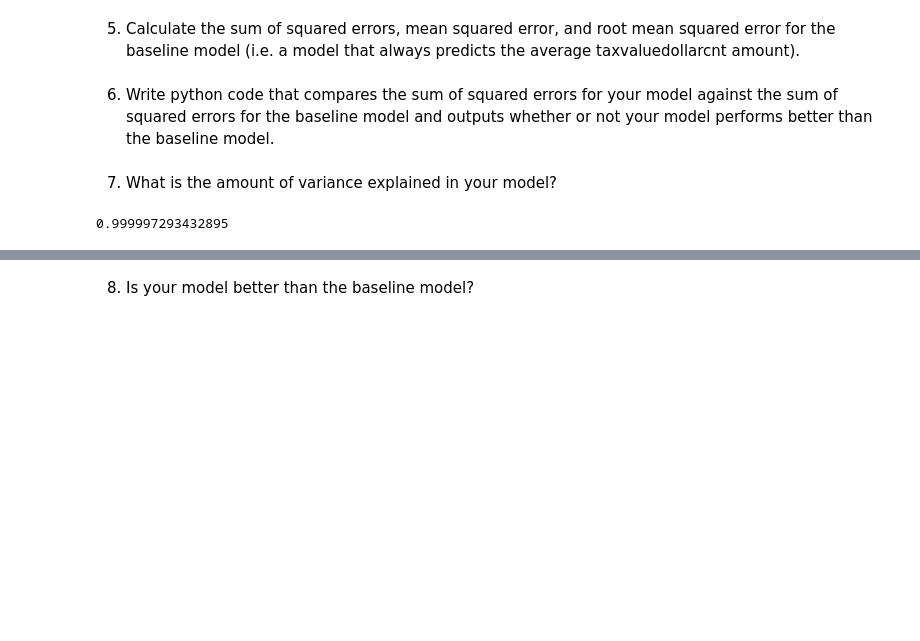
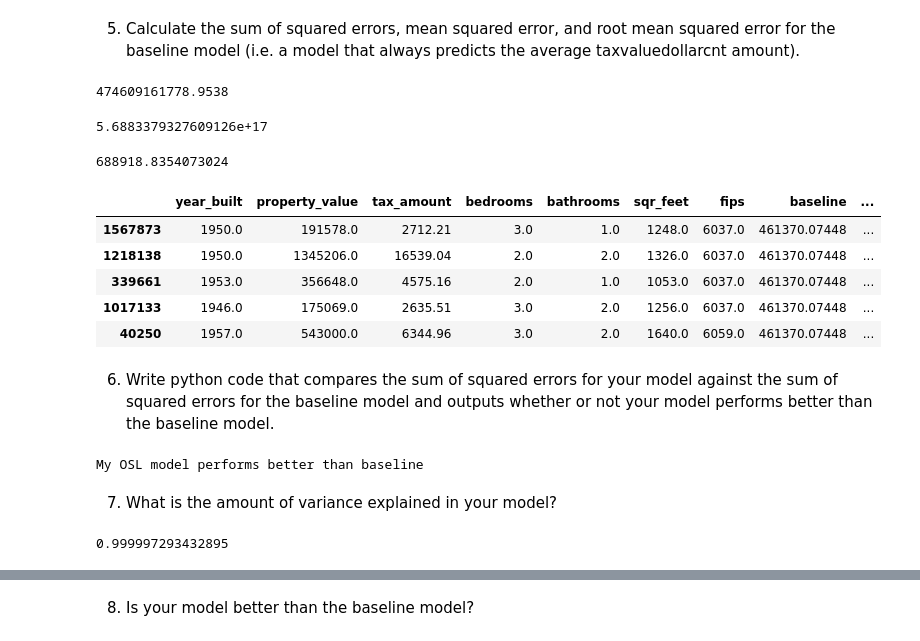
Before and after one commit to EstebanHernandez0/regression, a Jupyter notebook: evaluate.ipynb, the cells around one changed output, grey strips where cells are left out. Saved outputs shown, nothing was run; the diff lists cells and outputs as text; code cells hidden in the pictures; blank space fills up the shorter version.

```diff
--- a/evaluate.ipynb
+++ b/evaluate.ipynb
@@ -118,9 +120,47 @@ tss
+# %%
+mse_baseline = mean_squared_error(train.property_value, train.baseline)
+mse_baseline
+# %% [output]
+474609161778.9538
+# %%
+#create a column for SSE baseline column
+train['mse_baseline'] = mse_baseline
+# %%
+sse_baseline = mse_baseline * len(train)
+sse_baseline
+# %% [output]
+5.6883379327609126e+17
+# %%
+#create a column for SSE baseline column
+train['sse_baseline'] = sse_baseline
+# %%
+rmse_baseline = mse_baseline**.5
+rmse_baseline
+# %% [output]
+688918.8354073024
+# %%
+train.head()
+# %% [output]
+|  | year_built | property_value | tax_amount | bedrooms | bathrooms | sqr_feet | fips | baseline | ... |
+| 1567873 | 1950.0 | 191578.0 | 2712.21 | 3.0 | 1.0 | 1248.0 | 6037.0 | 461370.07448 | ... |
+| 1218138 | 1950.0 | 1345206.0 | 16539.04 | 2.0 | 2.0 | 1326.0 | 6037.0 | 461370.07448 | ... |
+| 339661 | 1953.0 | 356648.0 | 4575.16 | 2.0 | 1.0 | 1053.0 | 6037.0 | 461370.07448 | ... |
+| 1017133 | 1946.0 | 175069.0 | 2635.51 | 3.0 | 2.0 | 1256.0 | 6037.0 | 461370.07448 | ... |
+| 40250 | 1957.0 | 543000.0 | 6344.96 | 3.0 | 2.0 | 1640.0 | 6059.0 | 461370.07448 | ... |
 # %% [markdown]
 6. Write python code that compares the sum of squared errors for your model against the sum of squared errors for the baseline model and outputs whether or not your model performs better than the baseline model.
+# %%
+if sse < SSE_baseline:
+    print('My OSL model performs better than baseline')
+else:
+    print('My OSL model performs worse than baseline. :( )')
+# %% [output]
+My OSL model performs better than baseline
 # %% [markdown]
 7. What is the amount of variance explained in your model?
-# %%
-r2 = ess / tss
-r2
-# %% [output]
-0.999997293432895
+# %%
+#First, let's perform this manually
+R2 = ess / tss
+R2
+# %% [output]
+0.999997293432895
```
Also changed, not shown: parts of 15 cells of this notebook.
